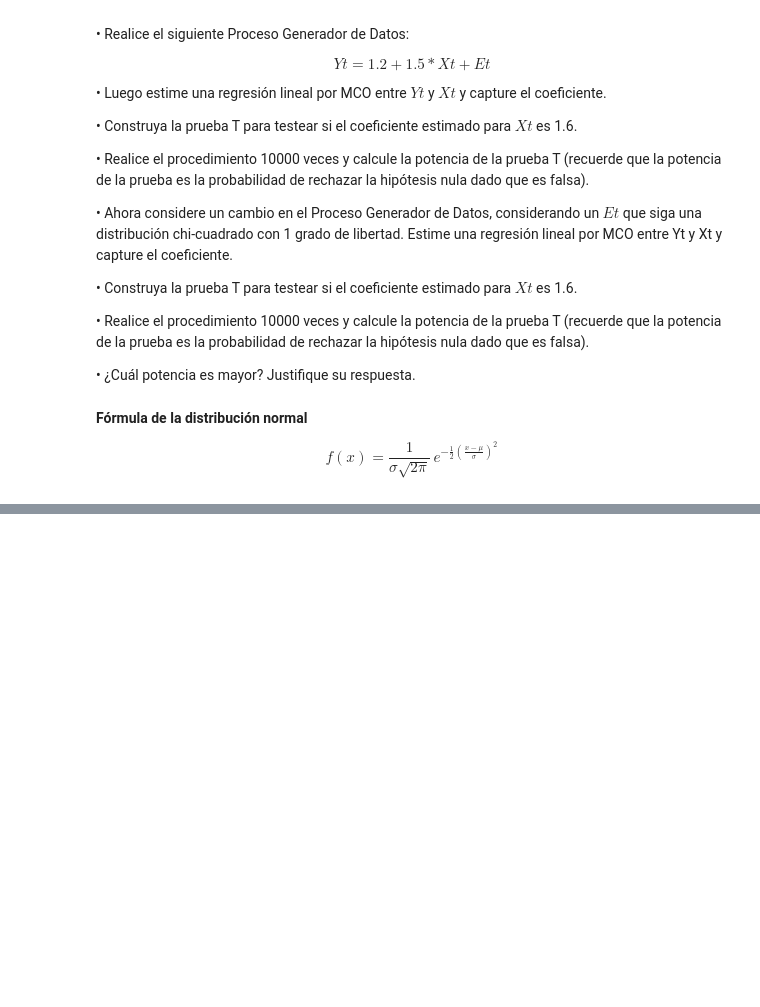
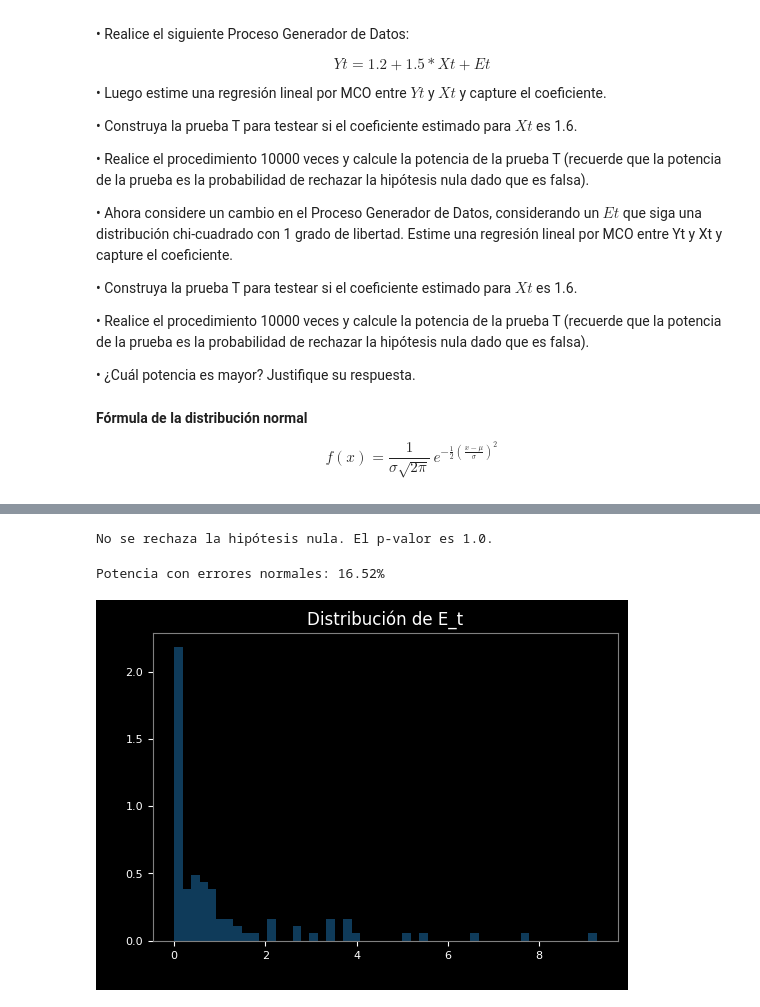
Before and after one commit to SebastianUrdaneguiBisalaya/statistics-questions-python-spanish, a Jupyter notebook: app/question_1/solution_sebas.ipynb, the cells around one changed output, grey strips where cells are left out. Drawn from its saved outputs; the diff is of its cells as text; code cells hidden in the pictures; blank space fills up the shorter version.

```diff
--- a/app/question_1/solution_sebas.ipynb
+++ b/app/question_1/solution_sebas.ipynb
@@ -94,0 +134,69 @@ El coeficiente estimado para Xt es [0.01044481] y el bias es [1.20772647].
+# %%
+n = 100
+alpha = 0.05 # determina la probabilidad de inducir al error al afirmar que el coeficiente de beta es diferente de 1.6 cuando no lo es.
+beta_real = 1.5
+beta_null = 1.6
+beta_hat = model.coef_[0][0]
+y_t_pred = model.predict(x_t)
+x_mean = np.mean(x_t)
+residuals = y_t - y_t_pred
+s_squared = np.sum((residuals)**2) / (n-2)
+se_beta = np.sqrt(s_squared / np.sum(x_t - x_mean)**2)
+t_stat = (beta_hat - beta_null) / se_beta
+p_value = 2 * (1 - t.cdf(abs(t_stat), df = n-2))
+if p_value < alpha:
+    print(f"Rechaza la hipótesis nula. El p-valor es {p_value}.")
+else:
+    print(f"No se rechaza la hipótesis nula. El p-valor es {p_value}.")
+# %% [output]
+No se rechaza la hipótesis nula. El p-valor es 1.0.
+# %%
+# Realizar 10,000 iteraciones
+n_iter = 10000
+alpha = 0.05
+beta_real = 1.5
+beta_null = 1.6
+n = 100
+
+count_rejections = 0
+
+for i in range(n_iter):
+    x = np.random.randn(n, 1)
+    e = np.random.randn(n, 1)
+    y = 1.2 + beta_real * x + e
+
+    model = LinearRegression().fit(x, y)
+    beta_hat = model.coef_[0][0]
+    y_pred = model.predict(x)
+    residuals = y - y_pred
+    s_squared = np.sum(residuals ** 2) / (n - 2)
+    x_mean = np.mean(x)
+    se_beta = np.sqrt(s_squared / np.sum((x - x_mean) ** 2))
+    t_stat = (beta_hat - beta_null) / se_beta
+    p_value = 2 * (1 - t.cdf(abs(t_stat), df = n - 2))
+    if p_value < alpha:
+        count_rejections += 1
+
+power_normal = count_rejections / n_iter * 100
+print(f"Potencia con errores normales: {power_normal:.2f}%")
+# %% [output]
+Potencia con errores normales: 16.52%
+# %%
+# E_t debe seguir una distribución chi cuadrado con 1 grado de libertad.
+et = 1.*np.random.chisquare(1, (n-1))
+x_vals_e_t = np.linspace(0, 20, 100)
+fig, ax = plt.subplots(1, 1, figsize=(6, 4), facecolor="black")
+ax.hist(et, bins=50, density=True, alpha=0.5)
+ax.set_facecolor("black")
+ax.set_xlabel('E_t')
+ax.set_ylabel('Densidad')
+ax.set_title('Distribución de E_t')
+ax.tick_params(color="white")
+ax.tick_params(axis="x", labelcolor="white", labelsize=8)
+ax.tick_params(axis="y", labelcolor="white", labelsize=8)
+ax.title.set_color("white")
+for spine in ax.spines.values():
+    spine.set_edgecolor("gray")
+plt.show()
+# %% [output]
+[figure, added]
```
Also changed, not shown: parts of 6 cells of this notebook.
